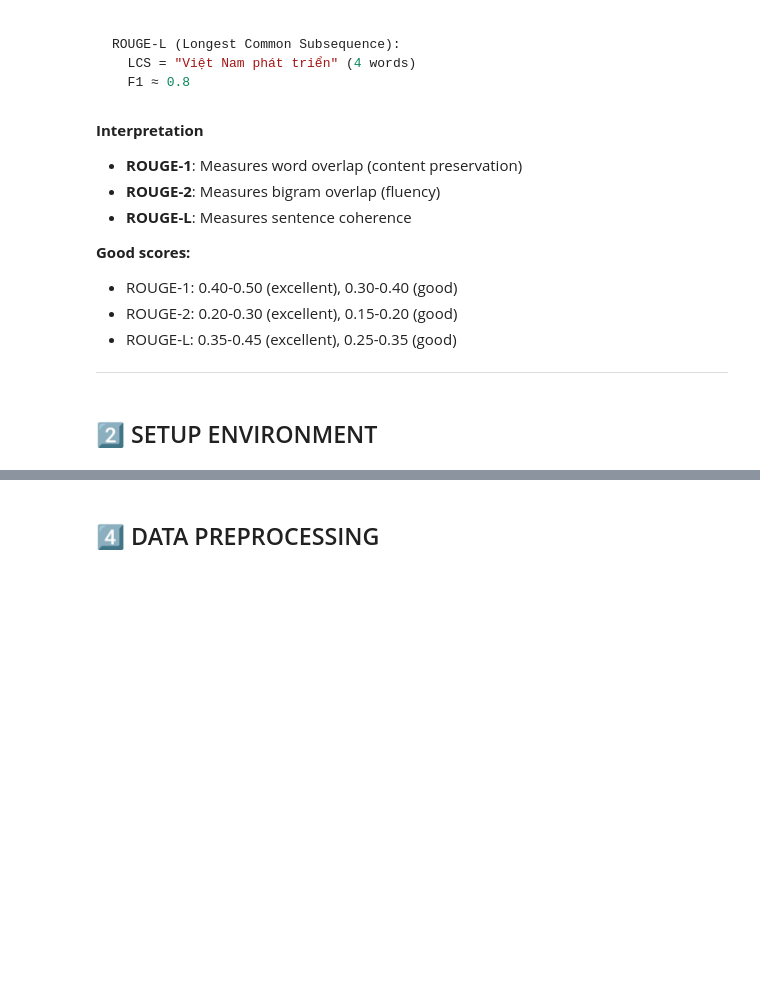
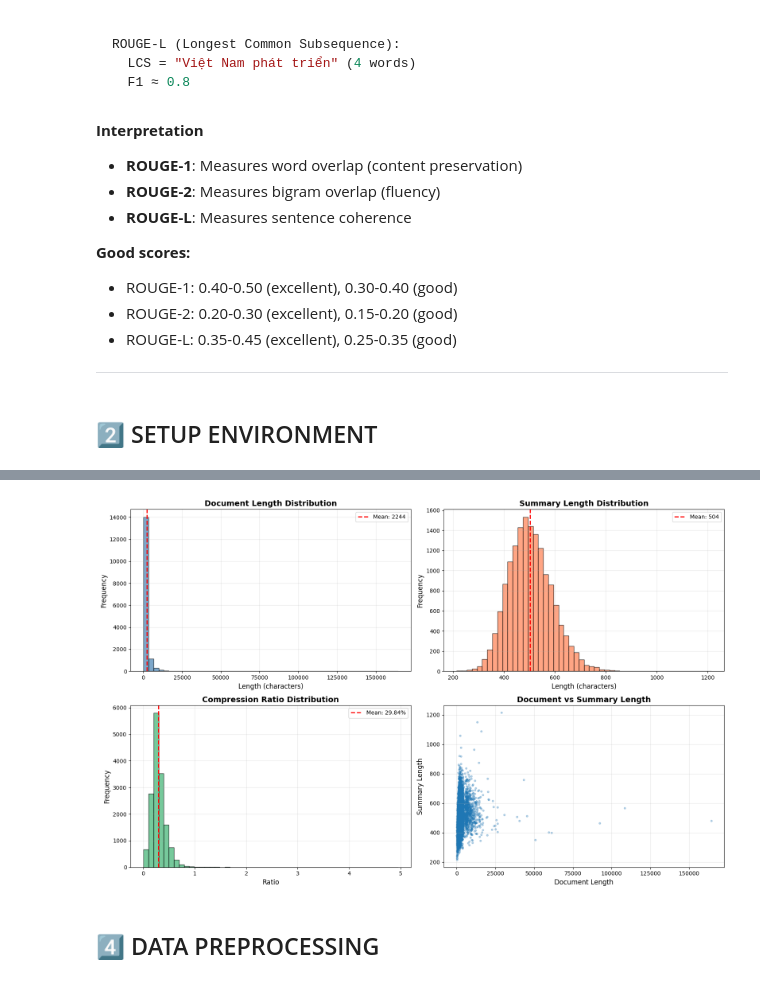
Before and after one commit to canhcutcon/nlp_text_summarization, a Jupyter notebook: vietnamese_summarization.ipynb, the cells around one changed output, grey strips where cells are left out. Cells and saved outputs as stored; diff of their text form; code cells hidden in the pictures; blank space fills up the shorter version.

```diff
--- a/vietnamese_summarization.ipynb
+++ b/vietnamese_summarization.ipynb
@@ -256,44 +432,56 @@ print(f"Median: {df['compression_ratio'].median():.2%}")
 # %%
-# Visualize data distribution
+import matplotlib.pyplot as plt
+
+# 1. First, recreate the length metrics using the correct column names
+train_df['document_len'] = train_df['document'].str.len()
+train_df['summary_len'] = train_df['summary'].str.len()
+train_df['compression_ratio'] = train_df['summary_len'] / train_df['document_len']
+
+# 2. Visualize data distribution
 fig, axes = plt.subplots(2, 2, figsize=(16, 10))
 
-# Article length distribution
-axes[0,0].hist(df['article_len'], bins=50, color='steelblue', alpha=0.7, edgecolor='black')
-axes[0,0].axvline(df['article_len'].mean(), color='red', linestyle='--', linewidth=2, label=f'Mean: {df["article_len"].mean():.0f}')
+# Document length distribution (Changed from article_len)
+axes[0,0].hist(train_df['document_len'], bins=50, color='steelblue', alpha=0.7, edgecolor='black')
+axes[0,0].axvline(train_df['document_len'].mean(), color='red', linestyle='--', linewidth=2,
+                 label=f'Mean: {train_df["document_len"].mean():.0f}')
 axes[0,0].set_xlabel('Length (characters)', fontsize=12)
 axes[0,0].set_ylabel('Frequency', fontsize=12)
-axes[0,0].set_title('Article Length Distribution', fontsize=14, fontweight='bold')
+axes[0,0].set_title('Document Length Distribution', fontsize=14, fontweight='bold')
 axes[0,0].legend()
 axes[0,0].grid(True, alpha=0.3)
 
 # Summary length distribution
-axes[0,1].hist(df['summary_len'], bins=50, color='coral', alpha=0.7, edgecolor='black')
-axes[0,1].axvline(df['summary_len'].mean(), color='red', linestyle='--', linewidth=2, label=f'Mean: {df["summary_len"].mean():.0f}')
+axes[0,1].hist(train_df['summary_len'], bins=50, color='coral', alpha=0.7, edgecolor='black')
+axes[0,1].axvline(train_df['summary_len'].mean(), color='red', linestyle='--', linewidth=2,
+                 label=f'Mean: {train_df["summary_len"].mean():.0f}')
 axes[0,1].set_xlabel('Length (characters)', fontsize=12)
 axes[0,1].set_ylabel('Frequency', fontsize=12)
 axes[0,1].set_title('Summary Length Distribution', fontsize=14, fontweight='bold')
 axes[0,1].legend()
 axes[0,1].grid(True, alpha=0.3)
 
 # Compression ratio
-axes[1,0].hist(df['compression_ratio'], bins=50, color='mediumseagreen', alpha=0.7, edgecolor='black')
-axes[1,0].axvline(df['compression_ratio'].mean(), color='red', linestyle='--', linewidth=2, label=f'Mean: {df["compression_ratio"].mean():.2%}')
+axes[1,0].hist(train_df['compression_ratio'], bins=50, color='mediumseagreen', alpha=0.7, edgecolor='black')
+axes[1,0].axvline(train_df['compression_ratio'].mean(), color='red', linestyle='--', linewidth=2,
+                 label=f'Mean: {train_df["compression_ratio"].mean():.2%}')
 axes[1,0].set_xlabel('Ratio', fontsize=12)
 axes[1,0].set_ylabel('Frequency', fontsize=12)
 axes[1,0].set_title('Compression Ratio Distribution', fontsize=14, fontweight='bold')
 axes[1,0].legend()
 axes[1,0].grid(True, alpha=0.3)
 
-# Scatter plot
-axes[1,1].scatter(df['article_len'], df['summary_len'], alpha=0.3, s=10)
-axes[1,1].set_xlabel('Article Length', fontsize=12)
+# Scatter plot (Changed from article_len to document_len)
+axes[1,1].scatter(train_df['document_len'], train_df['summary_len'], alpha=0.3, s=10)
+axes[1,1].set_xlabel('Document Length', fontsize=12)
 axes[1,1].set_ylabel('Summary Length', fontsize=12)
-axes[1,1].set_title('Article vs Summary Length', fontsize=14, fontweight='bold')
+axes[1,1].set_title('Document vs Summary Length', fontsize=14, fontweight='bold')
 axes[1,1].grid(True, alpha=0.3)
 
 plt.tight_layout()
 plt.savefig('data_distribution.png', dpi=300, bbox_inches='tight')
 plt.show()
+# %% [output]
+[figure, added]
 # %% [markdown]
 ## 4️⃣ DATA PREPROCESSING
 # %%
```
Also changed, not shown: parts of 25 cells of this notebook, 22 other files.
